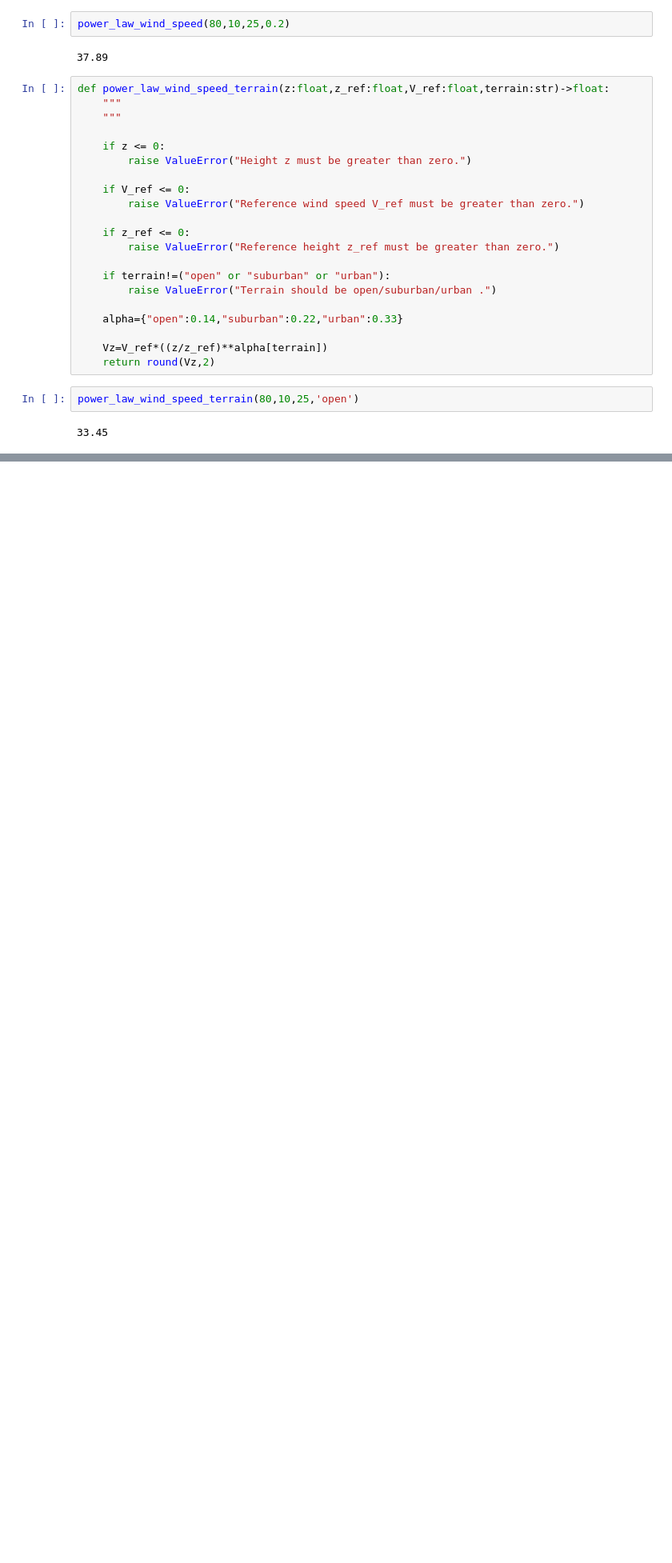
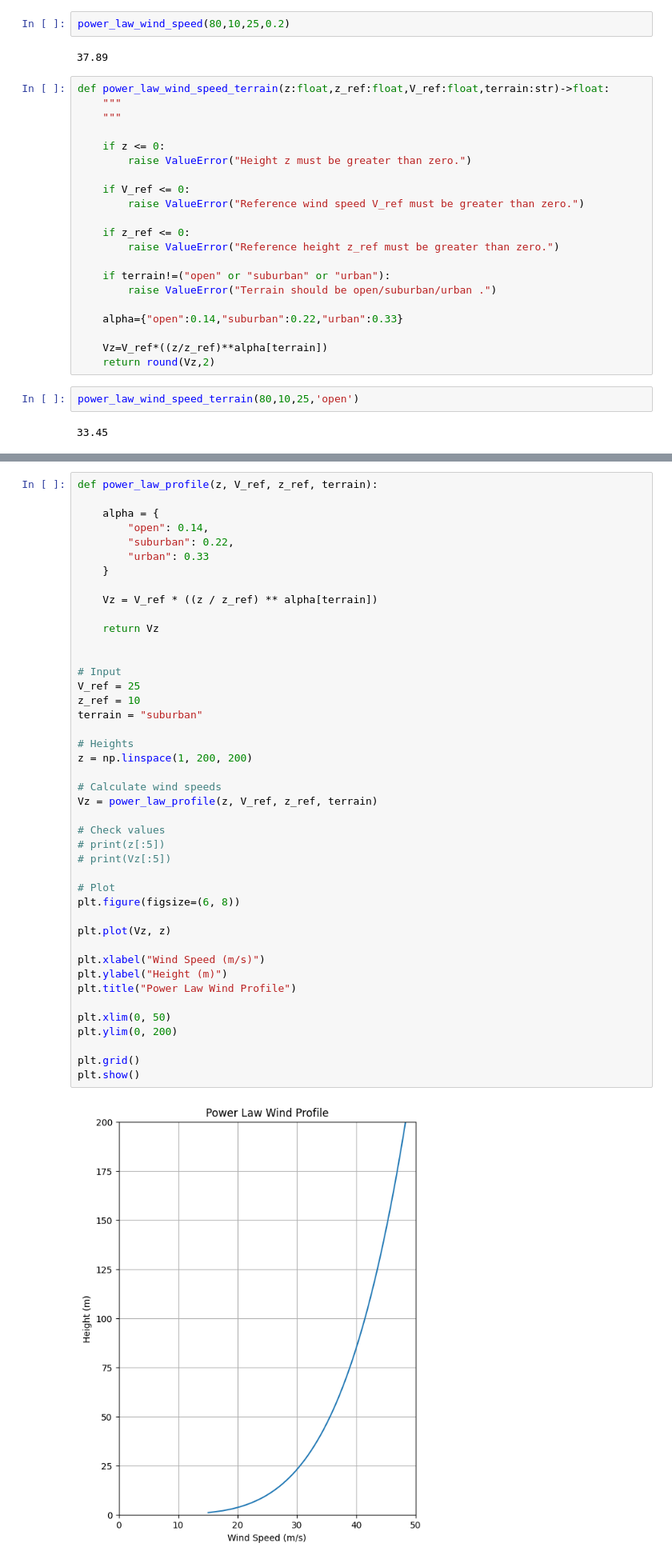
Before and after one commit to anneapen/wind_engg, a Jupyter notebook: wind_engg_calcs.ipynb, the cells around one changed output, grey strips where cells are left out. Shown at 80% size. Saved outputs shown, nothing was run; the diff lists cells and outputs as text; blank space fills up the shorter version.

```diff
--- a/wind_engg_calcs.ipynb
+++ b/wind_engg_calcs.ipynb
@@ -51 +52,46 @@ import matplotlib.pyplot as plt
+# %%
+def power_law_profile(z, V_ref, z_ref, terrain):
+
+    alpha = {
+        "open": 0.14,
+        "suburban": 0.22,
+        "urban": 0.33
+    }
+
+    Vz = V_ref * ((z / z_ref) ** alpha[terrain])
+
+    return Vz
+
+
+# Input
+V_ref = 25
+z_ref = 10
+terrain = "suburban"
+
+# Heights
+z = np.linspace(1, 200, 200)
+
+# Calculate wind speeds
+Vz = power_law_profile(z, V_ref, z_ref, terrain)
+
+# Check values
+# print(z[:5])
+# print(Vz[:5])
+
+# Plot
+plt.figure(figsize=(6, 8))
+
+plt.plot(Vz, z)
+
+plt.xlabel("Wind Speed (m/s)")
+plt.ylabel("Height (m)")
+plt.title("Power Law Wind Profile")
+
+plt.xlim(0, 50)
+plt.ylim(0, 200)
+
+plt.grid()
+plt.show()
+# %% [output]
+[figure, added]
 # %%
```
Also changed, not shown: parts of 3 cells of this notebook, 1 other file.
